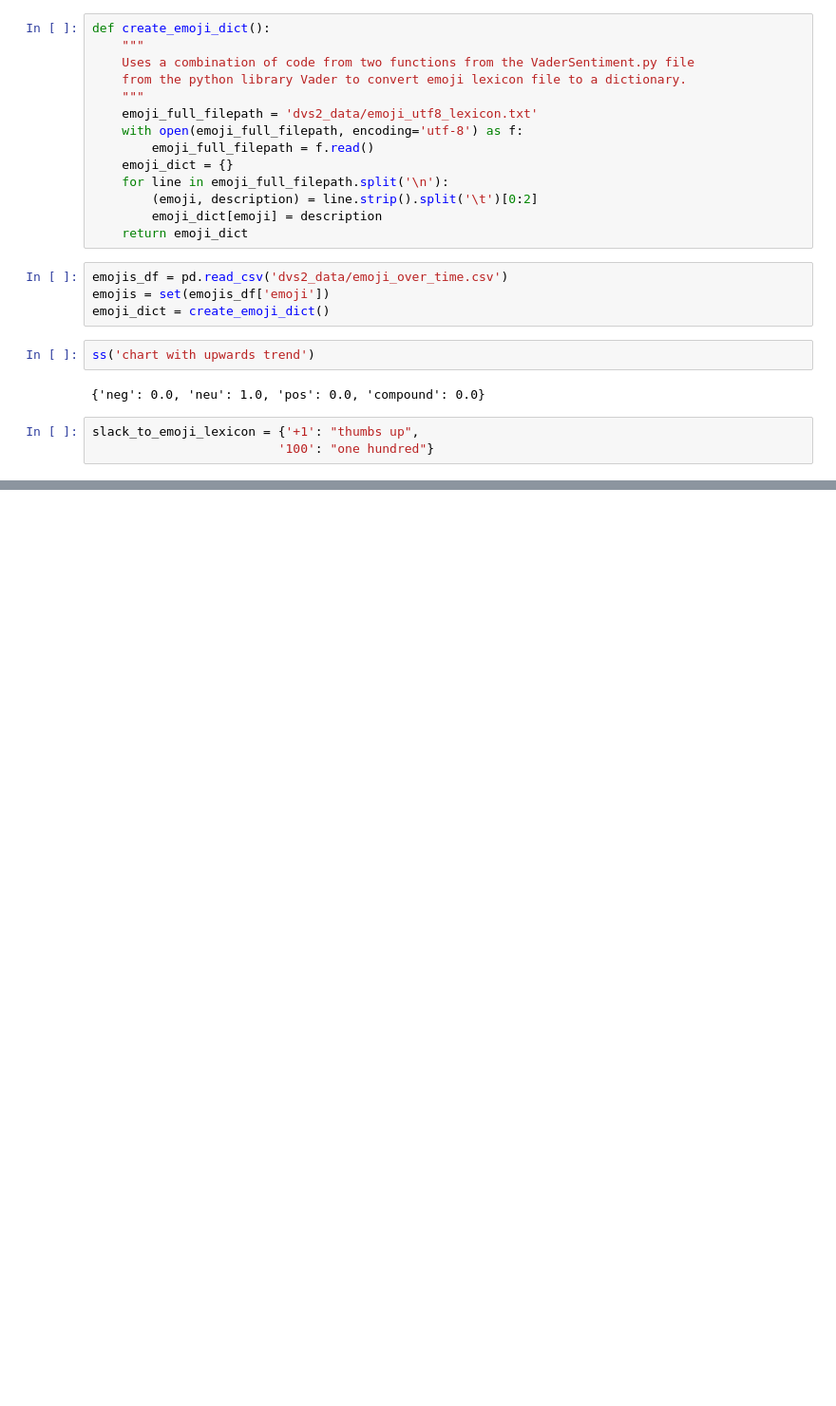
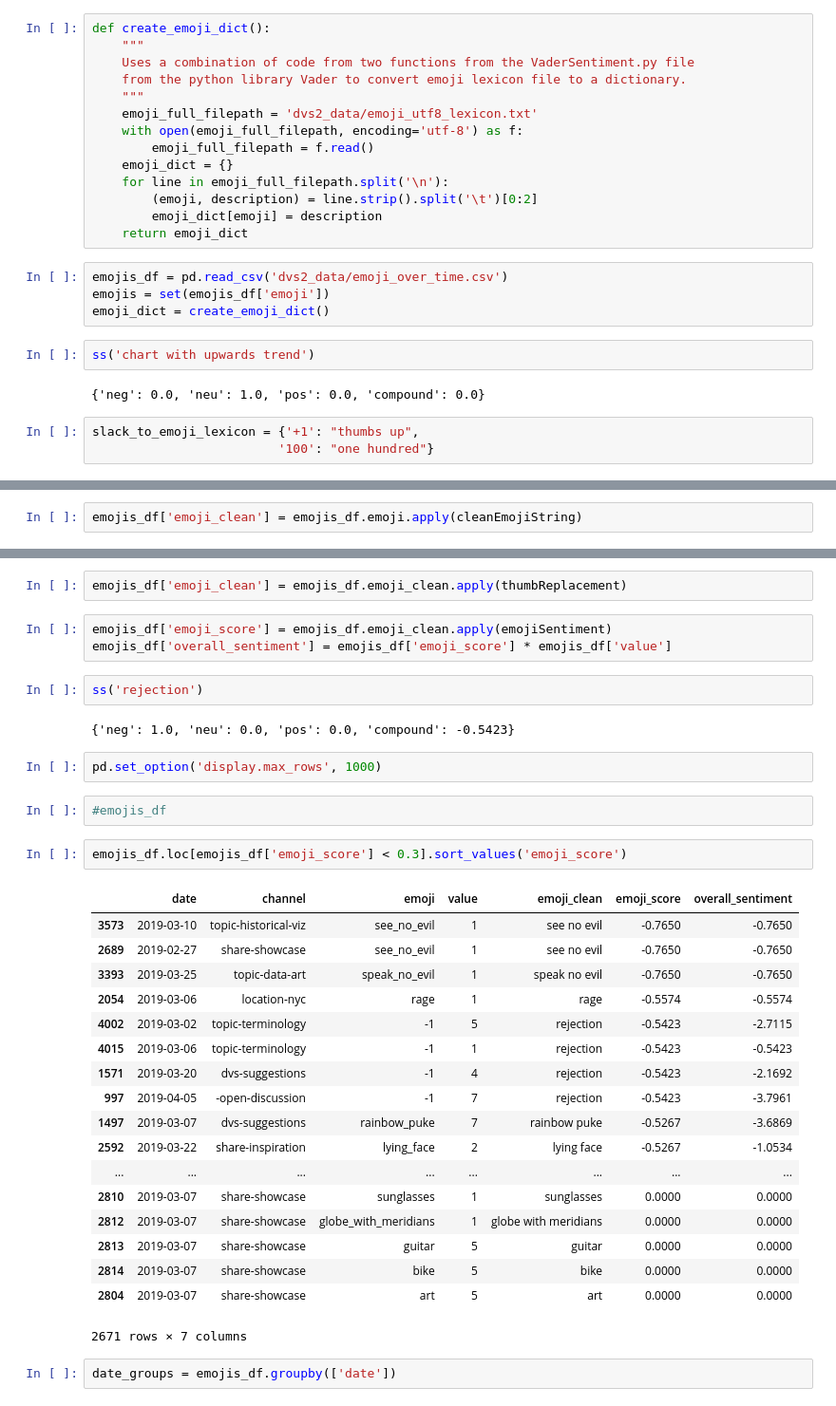
Before and after one commit to nd-rw/dvs-challenge-2, a Jupyter notebook: Untitled.ipynb, the cells around one changed output, grey strips where cells are left out. Shown at 95% size. Saved outputs shown, nothing was run; the diff lists cells and outputs as text; blank space fills up the shorter version.

```diff
--- a/Untitled.ipynb
+++ b/Untitled.ipynb
@@ -84,0 +73,2 @@ emojis
+# %%
+emojis_df['emoji_clean'] = emojis_df.emoji.apply(cleanEmojiString)
@@ -84,0 +85,36 @@ emojis
+# %%
+emojis_df['emoji_clean'] = emojis_df.emoji_clean.apply(thumbReplacement)
+# %%
+emojis_df['emoji_score'] = emojis_df.emoji_clean.apply(emojiSentiment)
+emojis_df['overall_sentiment'] = emojis_df['emoji_score'] * emojis_df['value']
+# %%
+ss('rejection')
+# %% [output]
+{'neg': 1.0, 'neu': 0.0, 'pos': 0.0, 'compound': -0.5423}
+# %%
+pd.set_option('display.max_rows', 1000)
+# %%
+#emojis_df
+# %%
+emojis_df.loc[emojis_df['emoji_score'] < 0.3].sort_values('emoji_score')
+# %% [output]
+|  | date | channel | emoji | value | emoji_clean | emoji_score | overall_sentiment |
+| 3573 | 2019-03-10 | topic-historical-viz | see_no_evil | 1 | see no evil | -0.7650 | -0.7650 |
+| 2689 | 2019-02-27 | share-showcase | see_no_evil | 1 | see no evil | -0.7650 | -0.7650 |
+| 3393 | 2019-03-25 | topic-data-art | speak_no_evil | 1 | speak no evil | -0.7650 | -0.7650 |
+| 2054 | 2019-03-06 | location-nyc | rage | 1 | rage | -0.5574 | -0.5574 |
+| 4002 | 2019-03-02 | topic-terminology | -1 | 5 | rejection | -0.5423 | -2.7115 |
+| 4015 | 2019-03-06 | topic-terminology | -1 | 1 | rejection | -0.5423 | -0.5423 |
+| 1571 | 2019-03-20 | dvs-suggestions | -1 | 4 | rejection | -0.5423 | -2.1692 |
+| 997 | 2019-04-05 | -open-discussion | -1 | 7 | rejection | -0.5423 | -3.7961 |
+| 1497 | 2019-03-07 | dvs-suggestions | rainbow_puke | 7 | rainbow puke | -0.5267 | -3.6869 |
+| 2592 | 2019-03-22 | share-inspiration | lying_face | 2 | lying face | -0.5267 | -1.0534 |
+| ... | ... | ... | ... | ... | ... | ... | ... |
+| 2810 | 2019-03-07 | share-showcase | sunglasses | 1 | sunglasses | 0.0000 | 0.0000 |
+| 2812 | 2019-03-07 | share-showcase | globe_with_meridians | 1 | globe with meridians | 0.0000 | 0.0000 |
+| 2813 | 2019-03-07 | share-showcase | guitar | 5 | guitar | 0.0000 | 0.0000 |
+| 2814 | 2019-03-07 | share-showcase | bike | 5 | bike | 0.0000 | 0.0000 |
+| 2804 | 2019-03-07 | share-showcase | art | 5 | art | 0.0000 | 0.0000 |
+2671 rows × 7 columns
+# %%
+date_groups = emojis_df.groupby(['date'])
```
Also changed, not shown: parts of 10 cells of this notebook.
